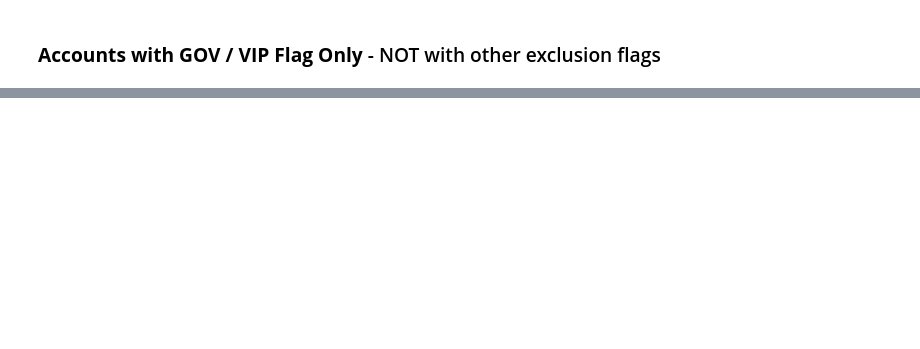
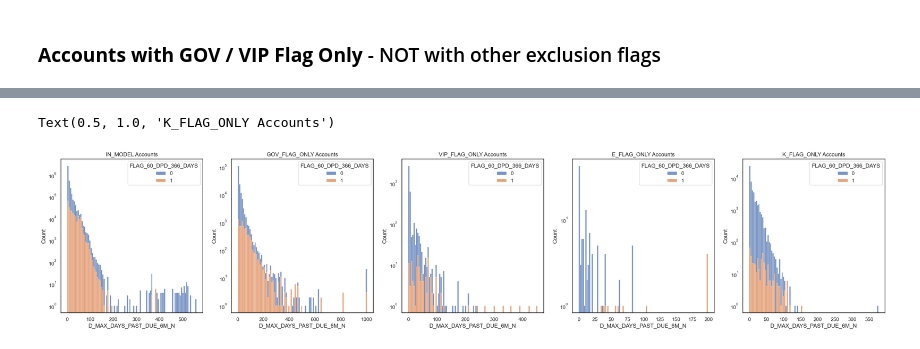
Before and after one commit to Prudick/risk-data-science-pm-model-exclusion-accounts-analysis, a Jupyter notebook: data-gathering.ipynb, the cells around one changed output, grey strips where cells are left out. Cells and saved outputs as stored; diff of their text form; code cells hidden in the pictures; blank space fills up the shorter version.

```diff
--- a/data-gathering.ipynb
+++ b/data-gathering.ipynb
@@ -143,0 +257,27 @@ df = all_acct.copy()
+# %%
+feature = 'D_MAX_DAYS_PAST_DUE_6M_N'
+
+fig,axs = plt.subplots(1,5, figsize = (32,6))
+
+sns.histplot(data=df[df.IN_MODEL == 1], x=feature, hue='FLAG_60_DPD_366_DAYS', multiple='stack', bins=100, ax=axs[0])
+axs[0].set_yscale('log')
+axs[0].set_title('IN_MODEL Accounts')
+
+sns.histplot(data=df[df.GOV_FLAG_ONLY == 1], x=feature, hue='FLAG_60_DPD_366_DAYS', multiple='stack', bins=100, ax=axs[1])
+axs[1].set_yscale('log')
+axs[1].set_title('GOV_FLAG_ONLY Accounts')
+
+sns.histplot(data=df[df.VIP_FLAG_ONLY == 1], x=feature, hue='FLAG_60_DPD_366_DAYS', multiple='stack', bins=100, ax=axs[2])
+axs[2].set_yscale('log')
+axs[2].set_title('VIP_FLAG_ONLY Accounts')
+
+sns.histplot(data=df[df.E_FLAG_ONLY == 1], x=feature, hue='FLAG_60_DPD_366_DAYS', multiple='stack', bins=100, ax=axs[3])
+axs[3].set_yscale('log')
+axs[3].set_title('E_FLAG_ONLY Accounts')
+
+sns.histplot(data=df[df.K_FLAG_ONLY == 1], x=feature, hue='FLAG_60_DPD_366_DAYS', multiple='stack', bins=100, ax=axs[4])
+axs[4].set_yscale('log')
+axs[4].set_title('K_FLAG_ONLY Accounts')
+# %% [output]
+Text(0.5, 1.0, 'K_FLAG_ONLY Accounts')
+[figure, added]
```
Also changed, not shown: parts of 9 cells of this notebook.
